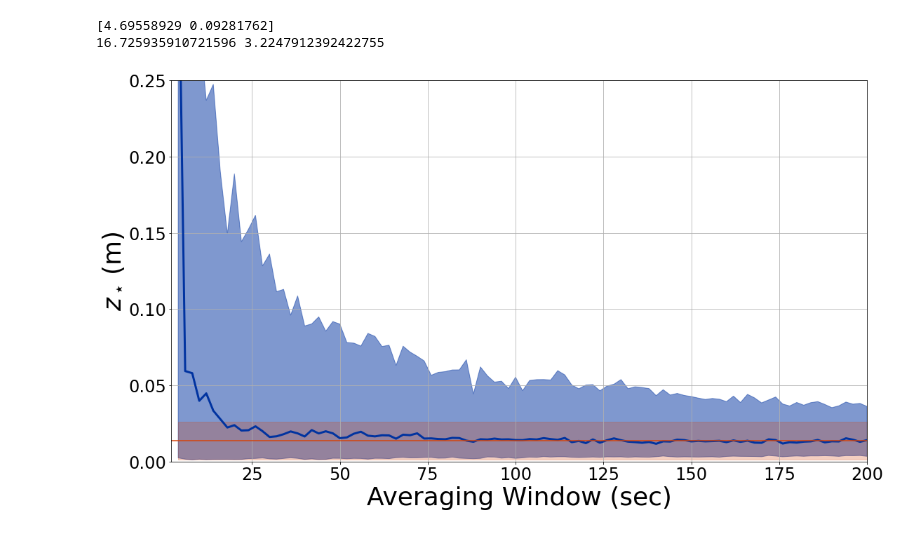
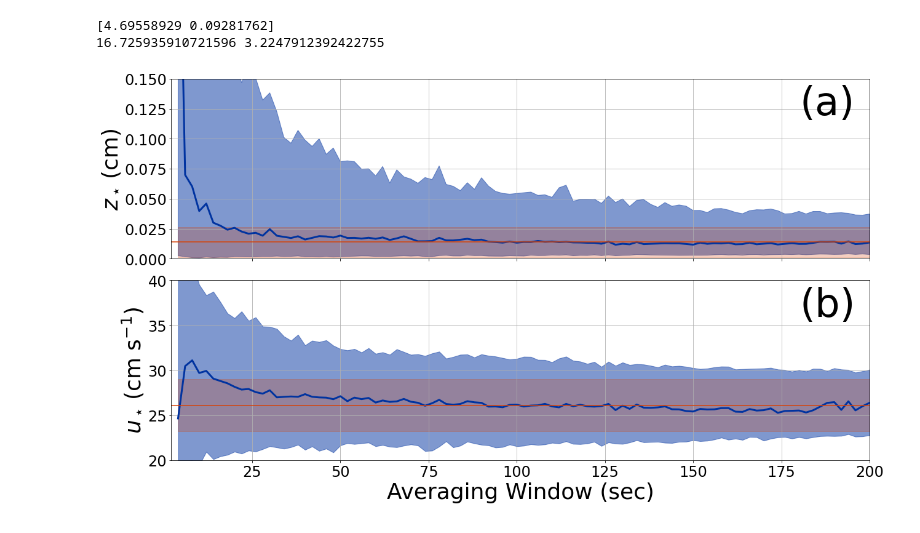
Before and after one commit to BoiseStatePlanetary/Optimizing-Number-and-Placement-of-Anemometers, a Jupyter notebook: figures and data/Experimenting with roughness scale measurements.ipynb, the cells around one changed output. Saved outputs shown, nothing was run; the diff lists cells and outputs as text; code cells hidden in the pictures.

Commit message:
Updated figure to include ustar

```diff
--- a/figures and data/Experimenting with roughness scale measurements.ipynb
+++ b/figures and data/Experimenting with roughness scale measurements.ipynb
@@ -280,6 +280,9 @@ sigma_zstar = calc_sigma_zstar(popt[0], zstar, unc[0], popt[1], unc[1], np.abs(p
 saved_zstar = zstar
 saved_sigma_zstar = sigma_zstar
 
+saved_ustar = ustar
+saved_sigma_ustar = sigma_ustar
+
 print(ustar, zstar)
 print(sigma_ustar, sigma_zstar)
 
@@ -299,7 +302,7 @@ ax2.set_ylabel("Anemometer Height (cm)", fontsize=36)
 ax2.set_xlabel(r'Average Wind Speed (${\rm cm\ s^{-1}}$)', fontsize=32)
 
 # plt.savefig("Alamosa_Parking_Lot_Windspeeds.jpg", dpi=300, bbox_inches="tight")
-plt.savefig("Seal_Beach_Windspeeds.jpg", dpi=300, bbox_inches="tight")
+# plt.savefig("Seal_Beach_Windspeeds.jpg", dpi=300, bbox_inches="tight")
 # %% [output]
 26.084137402219415 0.013830521185622186
 2.9113840745472235 0.01232390676380952
@@ -323,7 +326,8 @@ print(sigma_ustar, sigma_zstar)
 16.725935910721596 3.2247912392422755
 # %%
 fig = plt.figure(figsize=(10*16/9, 10))
-ax = fig.add_subplot(111)
+ax1 = fig.add_subplot(211)
+ax2 = fig.add_subplot(212, sharex=ax1)
 # sample_times = 2.**(np.linspace(1, 8, 8))
 sample_times = np.arange(4, 202, 2)
 # sample_times = np.array([1000])
@@ -335,14 +339,19 @@ upper_quantile = 0.84
 lower_quantile = 0.16
 
 # saved_sample_times = np.array([])
+
 # zstars = np.array([])
-# zstars_sigma = np.array([])
-# lower_sigmas = np.array([])
-# upper_sigmas = np.array([])
+# lower_zstar_sigmas = np.array([])
+# upper_zstar_sigmas = np.array([])
+
+# ustars = np.array([])
+# lower_ustar_sigmas = np.array([])
+# upper_ustar_sigmas = np.array([])
 
 # for i in range(len(sample_times)):
 #     cur_saved_sample_times = np.array([])
 #     cur_zstars = np.array([])
+#     cur_ustars = np.array([])
 
 #     for j in range(num_tries):
 
@@ -350,47 +359,73 @@ lower_quantile = 0.16
 #         t0 = choice(time[time < time[-1] - len(heights)*sample_times[i]])
 #         averaged_heights, averaged_windspeeds, std_windspeeds = sample_wind_profile(sample_times[i], t0)
 
 #         # How about we toss any profile that doesn't increase with altitude?
 #         # https://stackoverflow.com/questions/3755136/pythonic-way-to-check-if-a-list-is-sorted-or-not
 #         if(all(averaged_windspeeds[i+1] <= averaged_windspeeds[i] for i in range(len(averaged_windspeeds) - 1))):
 
 #             x = np.log(averaged_heights/np.min(averaged_heights))
 #             y = averaged_windspeeds
 #             popt, pcov = curve_fit(lin_fit, x, y, sigma=std_windspeeds)
 #             unc = np.sqrt(np.diag(pcov))
 
 #             # If the slope is negative, then we want zstar to be negative.
-#             zstar = calc_zstar_from_slope_and_intercept(np.min(averaged_heights), *popt)*np.sign(popt[0])
+#             zstar = calc_zstar_from_slope_and_intercept(np.min(averaged_heights), *popt)
+#             cur_zstars = np.append(zstar, cur_zstars)
 
-#             cur_zstars = np.append(zstar, cur_zstars)
+#             ustar = calc_ustar_from_slope(kappa, popt[0])
+#             cur_ustars = np.append(ustar, cur_ustars)
+
 #             cur_saved_sample_times = np.append(sample_times[i], cur_saved_sample_times)
 
 #     zstars = np.append(np.quantile(cur_zstars, [median_quantile]), zstars)
 #     lower_sigma, upper_sigma = np.quantile(cur_zstars, [lower_quantile, upper_quantile]) -\
 #         np.quantile(cur_zstars, [median_quantile])
-#     lower_sigmas = np.append(-lower_sigma, lower_sigmas)
-#     upper_sigmas = np.append(upper_sigma, upper_sigmas)
+#     lower_zstar_sigmas = np.append(-lower_sigma, lower_zstar_sigmas)
+#     upper_zstar_sigmas = np.append(upper_sigma, upper_zstar_sigmas)
+
+#     ustars = np.append(np.quantile(cur_ustars, [median_quantile]), ustars)
+#     lower_sigma, upper_sigma = np.quantile(cur_ustars, [lower_quantile, upper_quantile]) -\
+#         np.quantile(cur_ustars, [median_quantile])
+#     lower_ustar_sigmas = np.append(-lower_sigma, lower_ustar_sigmas)
+#     upper_ustar_sigmas = np.append(upper_sigma, upper_ustar_sigmas)
 
 #     saved_sample_times = np.append(sample_times[i], saved_sample_times)
 
-ax.plot(saved_sample_times, zstars, color=BoiseState_blue, lw=3)
-ax.fill_between(saved_sample_times, zstars - lower_sigmas,
-                zstars + upper_sigmas, color=BoiseState_blue, alpha=0.5)
+ax1.plot(saved_sample_times, zstars, color=BoiseState_blue, lw=3)
+ax1.fill_between(saved_sample_times, zstars - lower_zstar_sigmas,
+                zstars + upper_zstar_sigmas, color=BoiseState_blue, alpha=0.5)
 
 # print(saved_sample_times)
 # print(zstars)
-ax.axhline(saved_zstar, color=BoiseState_orange)
-ax.fill_between(saved_sample_times, saved_zstar + saved_sigma_zstar, saved_zstar - saved_sigma_zstar,
+ax1.axhline(saved_zstar, color=BoiseState_orange)
+ax1.fill_between(saved_sample_times, saved_zstar + saved_sigma_zstar, saved_zstar - saved_sigma_zstar,
                 color=BoiseState_orange, alpha=0.25)
 
-ax.set_ylim([0, 0.25])
-ax.set_xlim([2, 200])
-ax.grid(True)
+ax1.set_ylabel(r'$z_\star\, \left({\rm cm}\right)$', fontsize=36)
+ax1.set_ylim([0, 0.15])
+ax1.set_xlim([2, 200])
+ax1.grid(True)
+ax1.tick_params(labelsize=24)
+ax1.text(0.9, 0.8, "(a)", fontsize=64, transform=ax1.transAxes)
 
-ax.set_xlabel("Averaging Window (sec)", fontsize=36)
-ax.set_ylabel(r'$z_\star\, \left({\rm m}\right)$', fontsize=36)
-ax.tick_params(labelsize=24)
+ax2.plot(saved_sample_times, ustars, color=BoiseState_blue, lw=3)
+ax2.fill_between(saved_sample_times, ustars - lower_ustar_sigmas,
+                ustars + upper_ustar_sigmas, color=BoiseState_blue, alpha=0.5)
 
-fig.savefig("synthetic_terrestrial_wind_profile.jpg", dpi=300, bbox_inches="tight")
+ax2.axhline(saved_ustar, color=BoiseState_orange)
+ax2.fill_between(saved_sample_times, saved_ustar + saved_sigma_ustar, saved_ustar - saved_sigma_ustar,
+                color=BoiseState_orange, alpha=0.25)
+
+ax2.set_xlabel("Averaging Window (sec)", fontsize=36)
+ax2.set_ylabel(r'$u_\star\, \left({\rm cm\ s^{-1}}\right)$', fontsize=36)
+ax2.set_ylim([20, 40])
+ax2.tick_params(labelsize=24)
+ax2.grid(True)
+ax2.text(0.9, 0.8, "(b)", fontsize=64, transform=ax2.transAxes)
+
+plt.setp(ax1.get_xticklabels(), visible=False)
+plt.tight_layout()
+
+# fig.savefig("synthetic_terrestrial_wind_profile.jpg", dpi=300, bbox_inches="tight")
 # %% [output]
-[figure, old version]
+[figure, new version]
```
Also changed, not shown: parts of 1 cell of this notebook, 3 other files.
